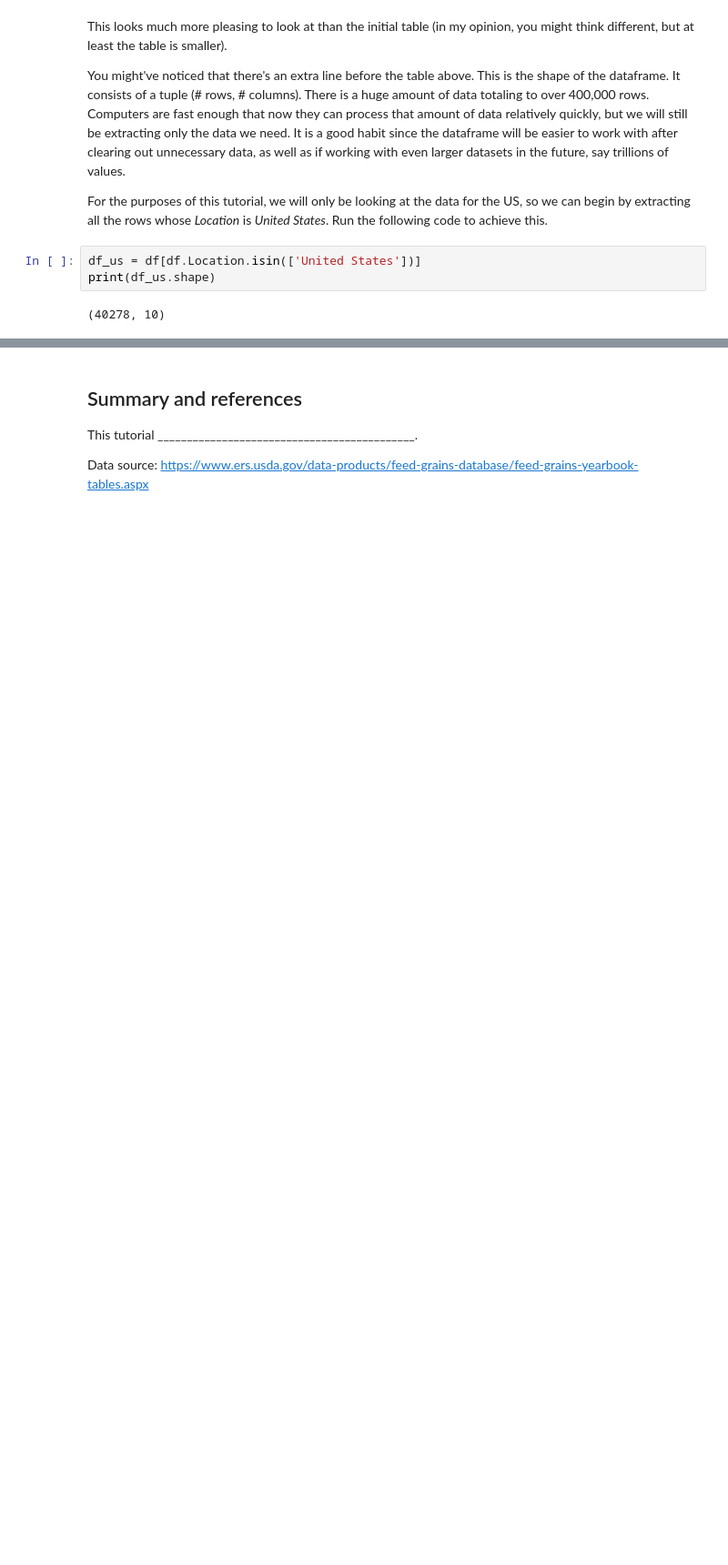
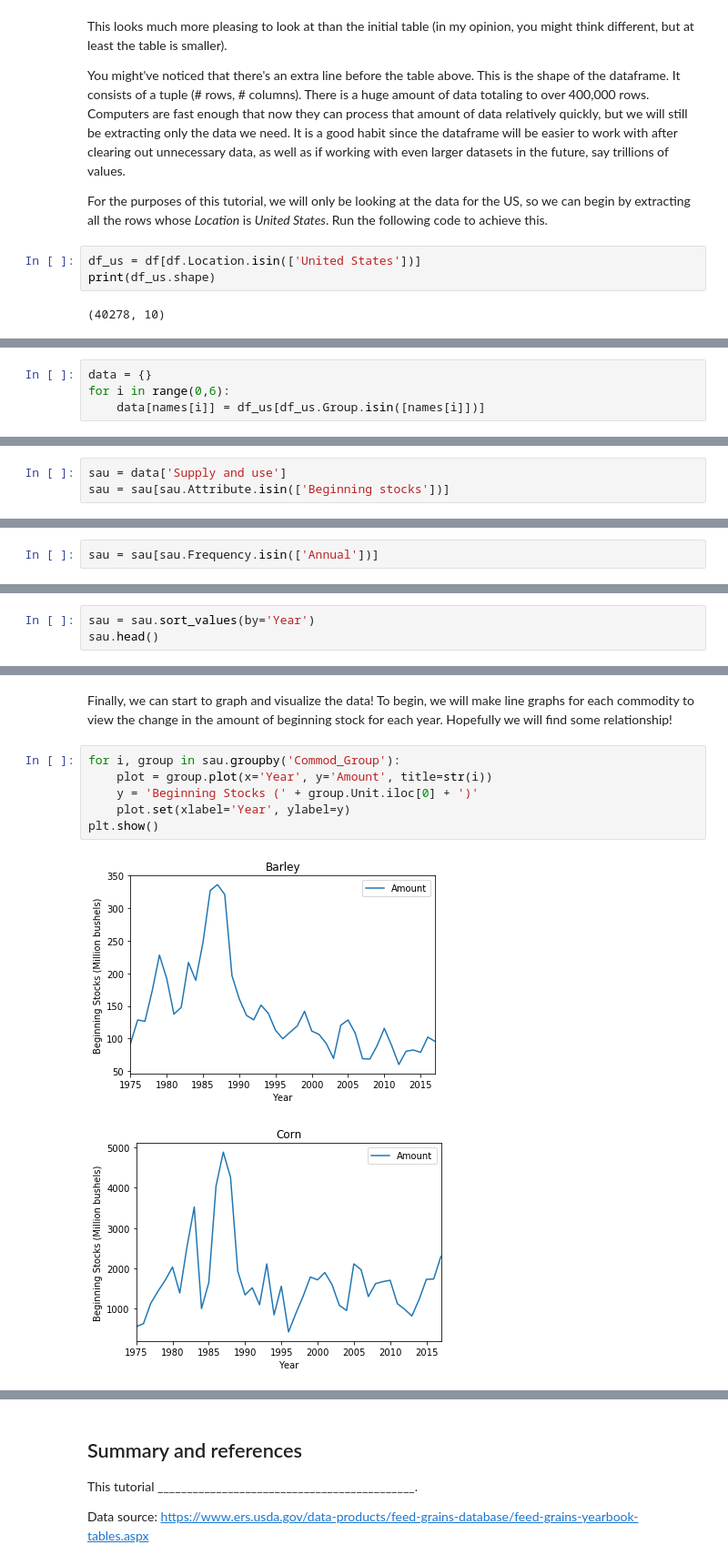
Before and after one commit to JeffreyWang98/JeffreyWang98.github.io, a Jupyter notebook: Grains.ipynb, the cells around one changed output, grey strips where cells are left out. Shown: that part at 91% size. Cells and saved outputs as stored; diff of their text form; blank space fills up the shorter version.

Commit message:
[update] added lots more to tutorial
tutorial now looks at supply/use of grains annually, as well as prices
annually. still need to do a comparison between the two to find any
"relationship"

```diff
--- a/Grains.ipynb
+++ b/Grains.ipynb
@@ -138,0 +148,4 @@ We start by selecting only the data rows that contain Corn
+# %%
+data = {}
+for i in range(0,6):
+    data[names[i]] = df_us[df_us.Group.isin([names[i]])]
@@ -138,0 +187,3 @@ We start by selecting only the data rows that contain Corn
+# %%
+sau = data['Supply and use']
+sau = sau[sau.Attribute.isin(['Beginning stocks'])]
@@ -138,0 +192,2 @@ We start by selecting only the data rows that contain Corn
+# %%
+sau = sau[sau.Frequency.isin(['Annual'])]
@@ -138,0 +196,3 @@ We start by selecting only the data rows that contain Corn
+# %%
+sau = sau.sort_values(by='Year')
+sau.head()
@@ -138,0 +207,11 @@ We start by selecting only the data rows that contain Corn
+# %% [markdown]
+Finally, we can start to graph and visualize the data! To begin, we will make line graphs for each commodity to view the change in the amount of beginning stock for each year. Hopefully we will find some relationship!
+# %%
+for i, group in sau.groupby('Commod_Group'):
+    plot = group.plot(x='Year', y='Amount', title=str(i))
+    y = 'Beginning Stocks (' + group.Unit.iloc[0] + ')'
+    plot.set(xlabel='Year', ylabel=y)
+plt.show()
+# %% [output]
+[figure, added]
+[figure, added]
```
Also changed, not shown: parts of 39 cells of this notebook.
